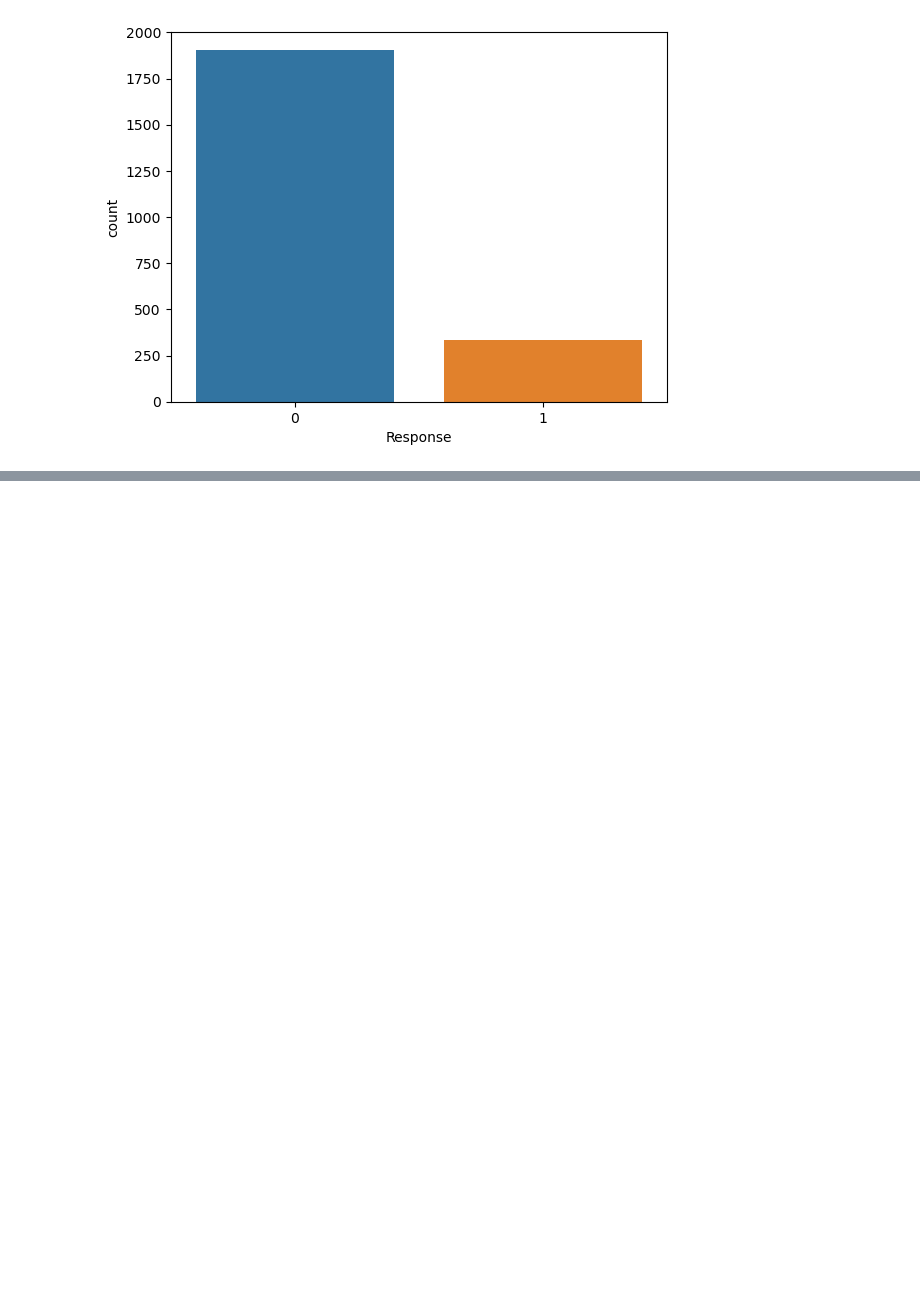
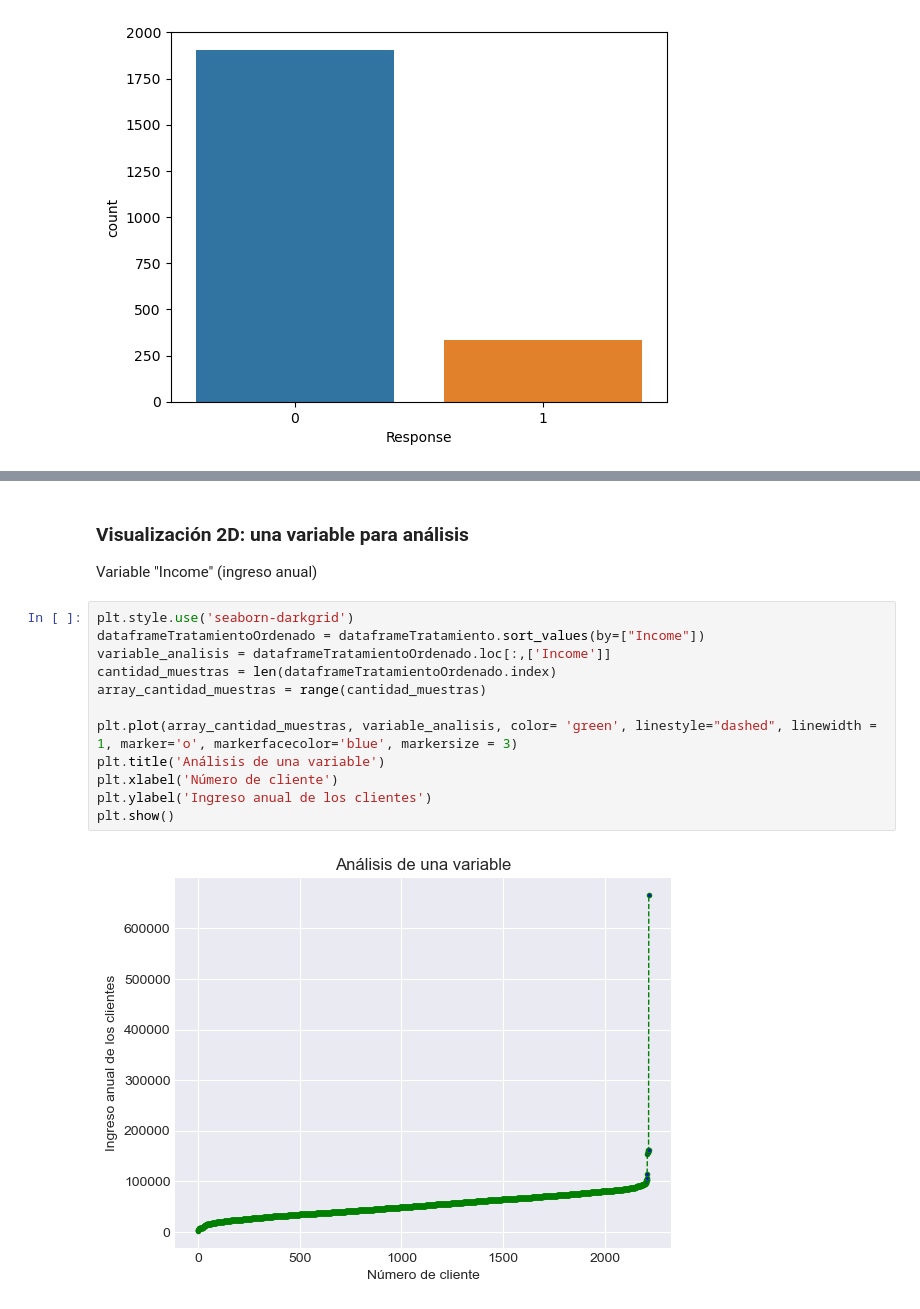
Before and after one commit to juandtap/IA_practica_01, a Jupyter notebook: practica_1_analisis_exploratorio_de_datos.ipynb, the cells around one changed output, grey strips where cells are left out. Saved outputs shown, nothing was run; the diff lists cells and outputs as text; blank space fills up the shorter version.

```diff
--- a/practica_1_analisis_exploratorio_de_datos.ipynb
+++ b/practica_1_analisis_exploratorio_de_datos.ipynb
@@ -101,0 +154,17 @@ sns.countplot(x=Y)
+# %% [markdown]
+### Visualización 2D: una variable para análisis
+Variable "Income" (ingreso anual)
+# %%
+plt.style.use('seaborn-darkgrid')
+dataframeTratamientoOrdenado = dataframeTratamiento.sort_values(by=["Income"])
+variable_analisis = dataframeTratamientoOrdenado.loc[:,['Income']]
+cantidad_muestras = len(dataframeTratamientoOrdenado.index)
+array_cantidad_muestras = range(cantidad_muestras)
+
+plt.plot(array_cantidad_muestras, variable_analisis, color= 'green', linestyle="dashed", linewidth = 1, marker='o', markerfacecolor='blue', markersize = 3)
+plt.title('Análisis de una variable')
+plt.xlabel('Número de cliente')
+plt.ylabel('Ingreso anual de los clientes')
+plt.show()
+# %% [output]
+[figure, added]
```
Also changed, not shown: parts of 19 cells of this notebook.
